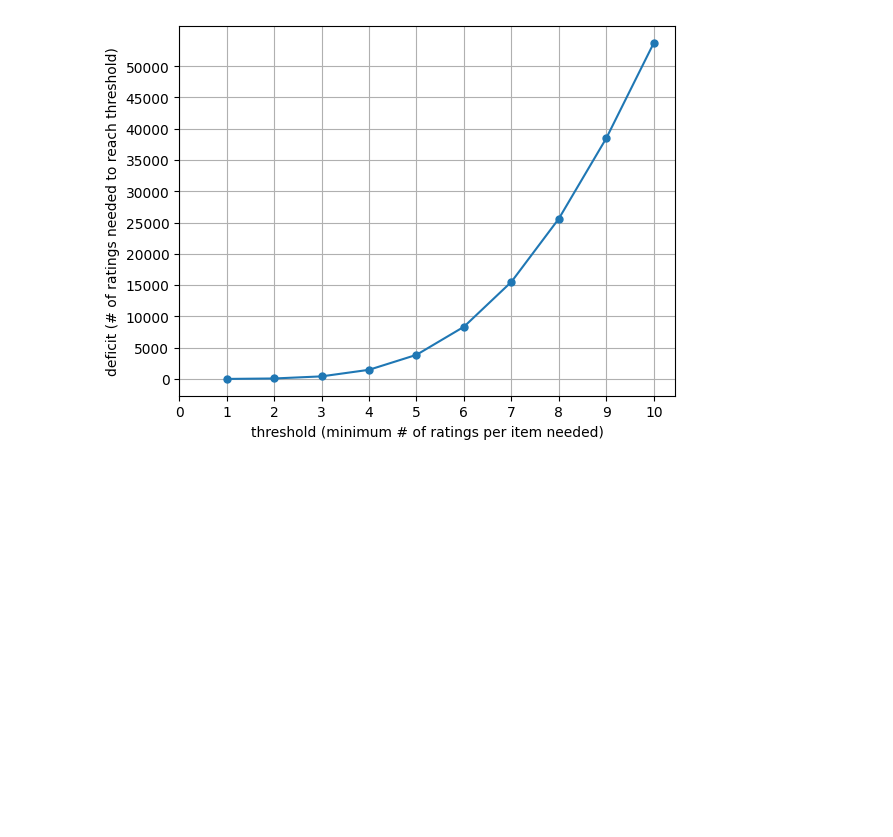
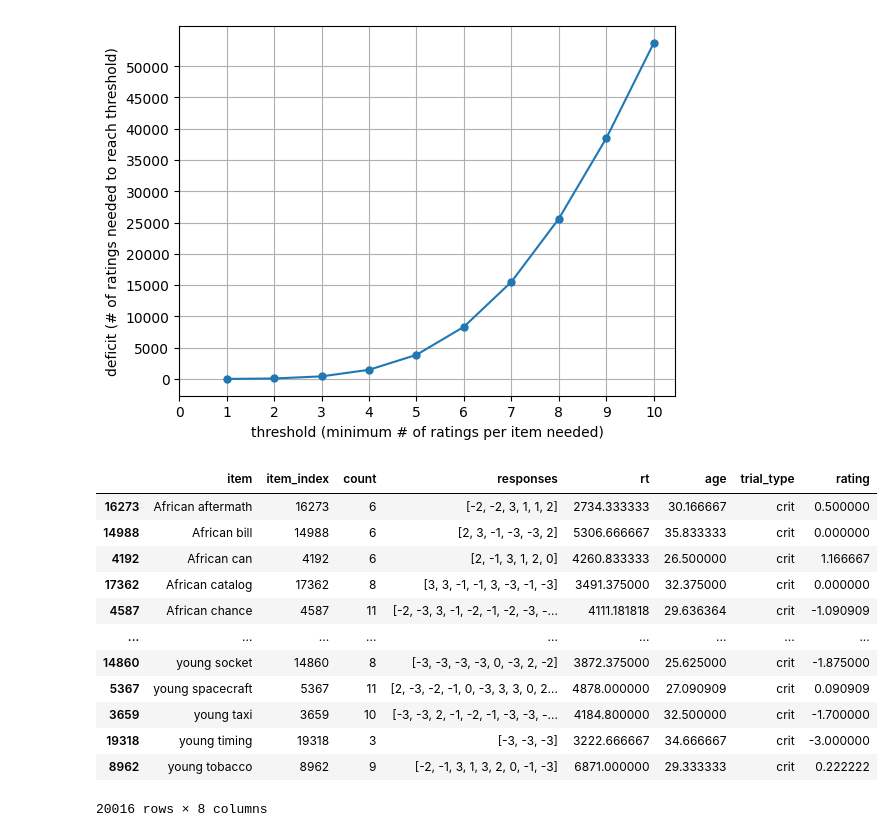
Before and after one commit to roccoflint/composlang_ud, a Jupyter notebook: notebooks/cleaned_data/exclude_participants.ipynb, the cells around one changed output. Cells and saved outputs as stored; diff of their text form; code cells hidden in the pictures; blank space fills up the shorter version.

Commit message:
recompute items after excluding bad subjs

```diff
--- a/notebooks/cleaned_data/exclude_participants.ipynb
+++ b/notebooks/cleaned_data/exclude_participants.ipynb
@@ -112,3 +112,45 @@ a.set_ylabel("deficit (# of ratings needed to reach threshold)")
 a.grid()
 # %% [output]
 [figure]
+# %%
+agg_dict = {
+    # defaultdict(
+    # lambda: lambda thing: None, #Counter(thing).most_common(1)[0][0],
+    # {
+    "item_index": "first",
+    "subject_id": "count",
+    "response": list,
+    "rt": "mean",
+    "age": "mean",
+    "trial_type": "first",
+}
+# )
+# for c in df.columns:
+#     agg_dic[c]
+
+by_item = (
+    view.groupby("item")
+    .agg(agg_dict)
+    .rename(columns={"subject_id": "count", "response": "responses"})
+    .reset_index()
+)
+by_item["rating"] = by_item["responses"].apply(np.mean)
+by_item["responses"] = by_item["responses"].apply(np.array)
+by_item.index = by_item.item_index.values
+
+by_item.to_csv("./composlang-beh_no-dupes_exclude-loo_agg-by-item.csv")
+by_item
+# %% [output]
+|  | item | item_index | count | responses | rt | age | trial_type | rating |
+| 16273 | African aftermath | 16273 | 6 | [-2, -2, 3, 1, 1, 2] | 2734.333333 | 30.166667 | crit | 0.500000 |
+| 14988 | African bill | 14988 | 6 | [2, 3, -1, -3, -3, 2] | 5306.666667 | 35.833333 | crit | 0.000000 |
+| 4192 | African can | 4192 | 6 | [2, -1, 3, 1, 2, 0] | 4260.833333 | 26.500000 | crit | 1.166667 |
+| 17362 | African catalog | 17362 | 8 | [3, 3, -1, -1, 3, -3, -1, -3] | 3491.375000 | 32.375000 | crit | 0.000000 |
+| 4587 | African chance | 4587 | 11 | [-2, -3, 3, -1, -2, -1, -2, -3, -... | 4111.181818 | 29.636364 | crit | -1.090909 |
+| ... | ... | ... | ... | ... | ... | ... | ... | ... |
+| 14860 | young socket | 14860 | 8 | [-3, -3, -3, -3, 0, -3, 2, -2] | 3872.375000 | 25.625000 | crit | -1.875000 |
+| 5367 | young spacecraft | 5367 | 11 | [2, -3, -2, -1, 0, -3, 3, 3, 0, 2... | 4878.000000 | 27.090909 | crit | 0.090909 |
+| 3659 | young taxi | 3659 | 10 | [-3, -3, 2, -1, -2, -1, -3, -3, -... | 4184.800000 | 32.500000 | crit | -1.700000 |
+| 19318 | young timing | 19318 | 3 | [-3, -3, -3] | 3222.666667 | 34.666667 | crit | -3.000000 |
+| 8962 | young tobacco | 8962 | 9 | [-2, -1, 3, 1, 3, 2, 0, -1, -3] | 6871.000000 | 29.333333 | crit | 0.222222 |
+20016 rows × 8 columns
```
Also changed, not shown: 1 other file.
